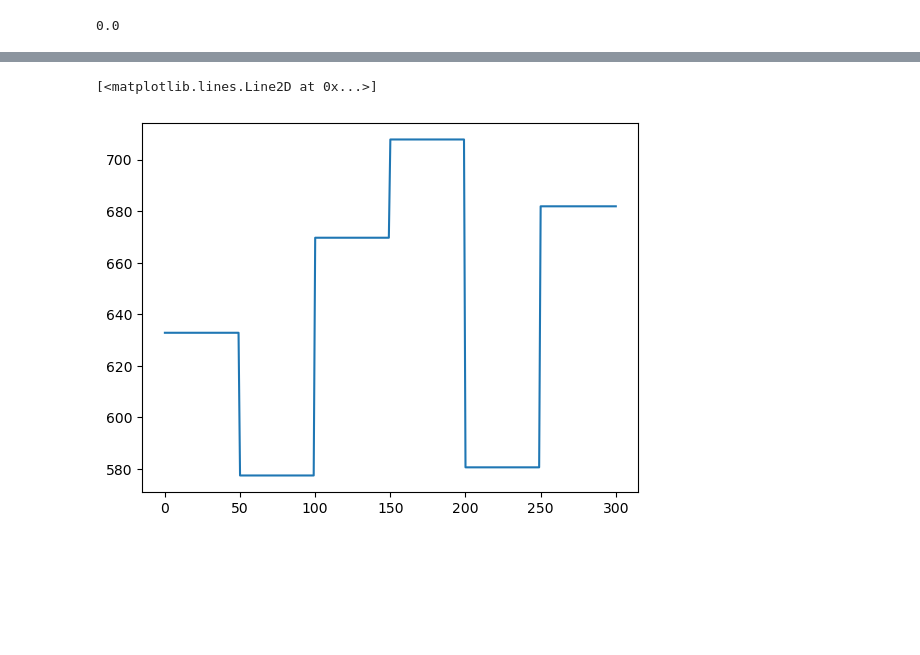
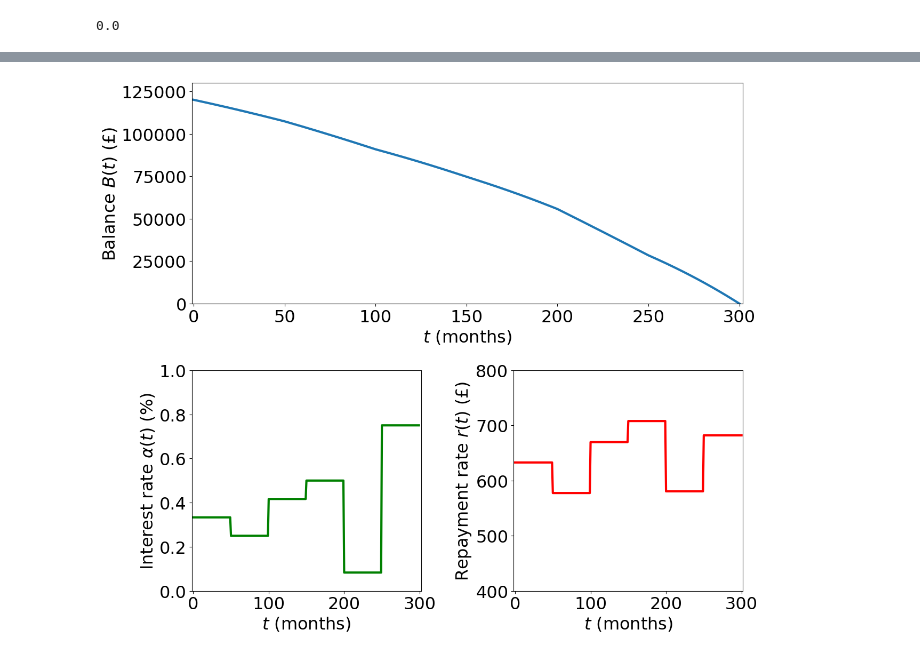
Before and after one commit to recll/MortgagePayoff, a Jupyter notebook: notebooks/ComboVariableFixed.ipynb, the cells around one changed output, grey strips where cells are left out. Saved outputs shown, nothing was run; the diff lists cells and outputs as text; code cells hidden in the pictures; blank space fills up the shorter version.

```diff
--- a/notebooks/ComboVariableFixed.ipynb
+++ b/notebooks/ComboVariableFixed.ipynb
@@ -110,5 +108,36 @@ plt.plot(B_list)
-# %%
-plt.plot(r_list)
-# %% [output]
-[<matplotlib.lines.Line2D at 0x...>]
-[figure, removed]
+# %%
+B_0 = 120000
+T = 300
+a1 = [0.04/12 for i in range(50)]
+a2 = [0.03/12 for i in range(50)]
+a3 = [0.05/12 for i in range(50)]
+a4 = [0.06/12 for i in range(50)]
+a5 = [0.01/12 for i in range(50)]
+a6 = [0.09/12 for i in range(50)]
+a_list = a1 + a2 + a3 + a4 + a5 + a6
+c = ComboMortgage(B_0, T, a_list)
+B_list, r_list = c.calc_B_and_r()
+
+plt.figure(figsize=(13,11))
+plt.subplot(211)
+plt.plot(B_list, linewidth=3)
+plt.xlim([-1,302])
+plt.ylim([-5,130000])
+plt.xlabel("$t$ (months)")
+plt.ylabel("Balance $B(t)$ (£)")
+plt.subplot(223)
+plt.xlim(-2,302)
+plt.ylim(0,1)
+plt.plot(np.array(a_list)*100, 'g', linewidth=3)
+plt.ylabel("Interest rate $α(t)$ (%)")
+plt.xlabel("$t$ (months)")
+plt.subplot(224)
+plt.plot(np.array(r_list), 'r', linewidth=3)
+plt.xlabel("$t$ (months)")
+plt.ylabel("Repayment rate $r(t)$ (£)")
+plt.xlim(-2,302)
+plt.ylim(400,800)
+plt.tight_layout()
+plt.savefig("ComboInterest6sq.pdf", bbox_inches='tight')
+# %% [output]
+[figure, added]
```
Also changed, not shown: parts of 19 cells of this notebook.
